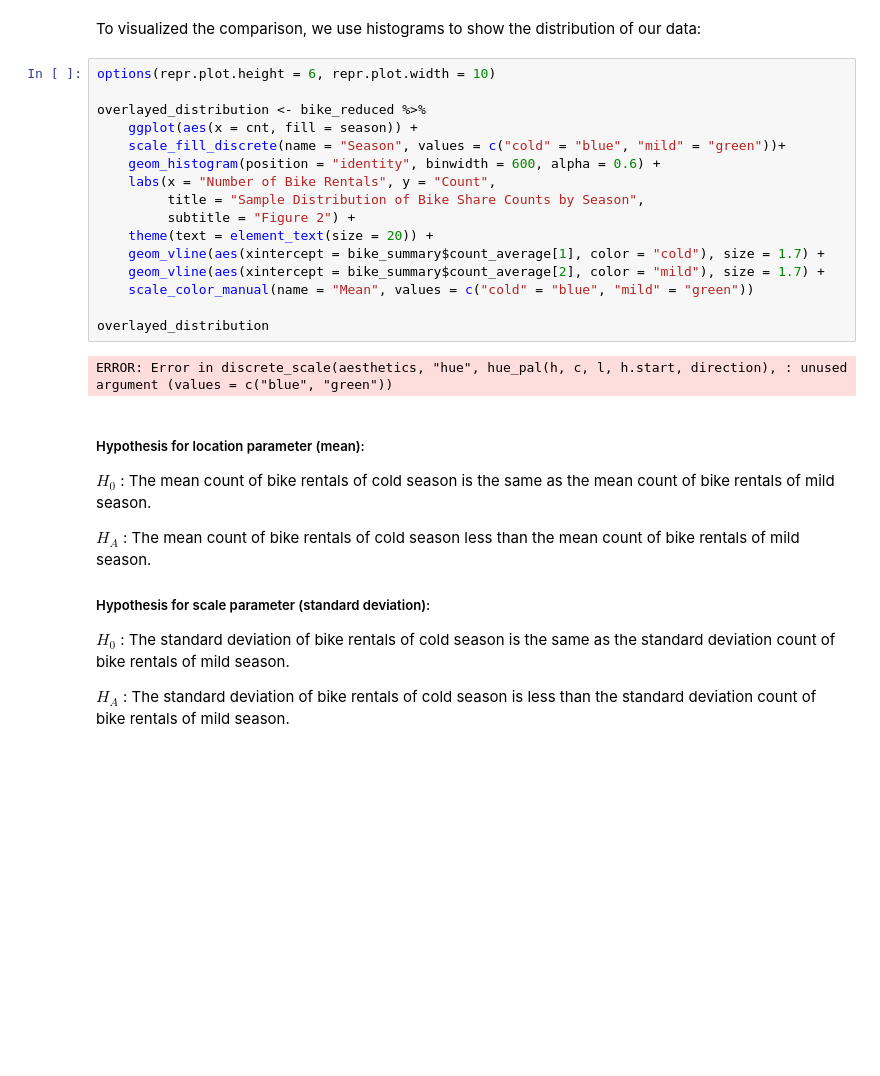
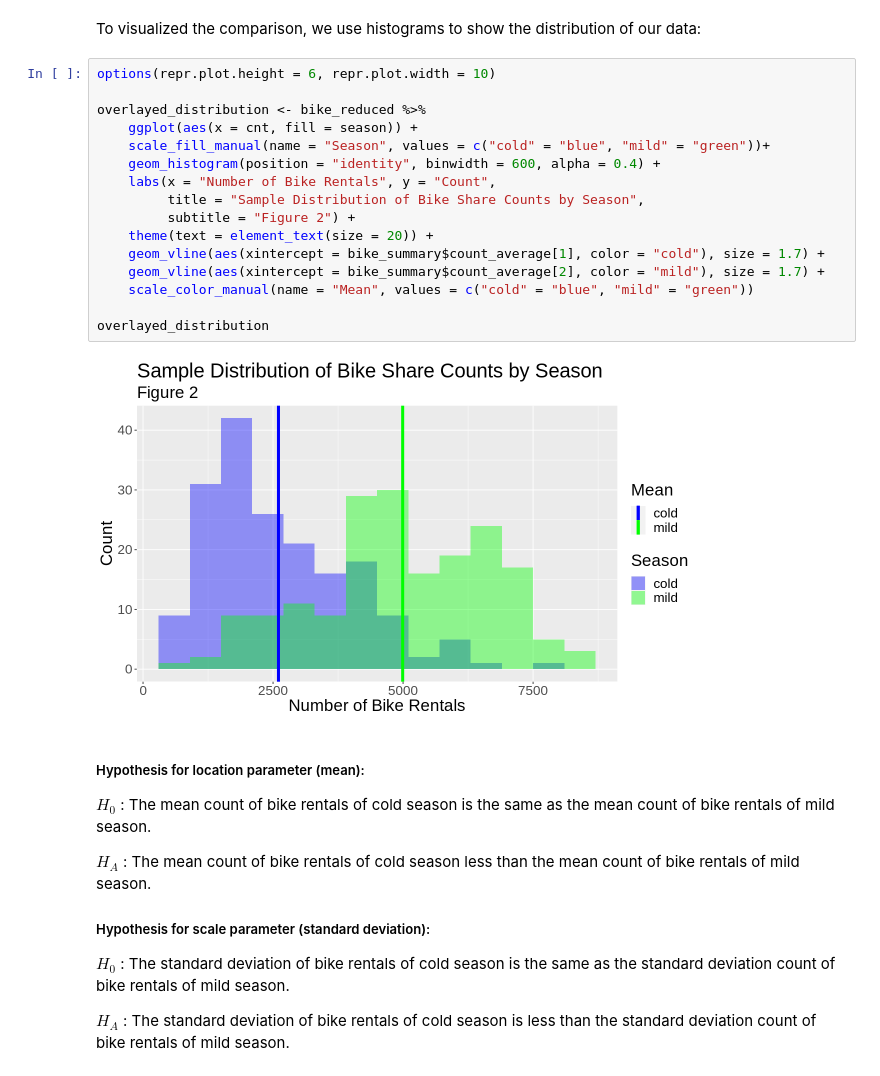
Before and after one commit to Cyy0801/STAT201, a Jupyter notebook: ProjectReport.ipynb, the cells around one changed output. Cells and saved outputs as stored; diff of their text form; blank space fills up the shorter version.

Commit message:
Plot updated

```diff
--- a/ProjectReport.ipynb
+++ b/ProjectReport.ipynb
@@ -162,21 +162,21 @@ To visualized the comparison, we use histograms to show the distribution of our
 # %%
 options(repr.plot.height = 6, repr.plot.width = 10)
 
 overlayed_distribution <- bike_reduced %>%
     ggplot(aes(x = cnt, fill = season)) +
-    scale_fill_discrete(name = "Season", values = c("cold" = "blue", "mild" = "green"))+
-    geom_histogram(position = "identity", binwidth = 600, alpha = 0.6) +
+    scale_fill_manual(name = "Season", values = c("cold" = "blue", "mild" = "green"))+
+    geom_histogram(position = "identity", binwidth = 600, alpha = 0.4) +
     labs(x = "Number of Bike Rentals", y = "Count",
          title = "Sample Distribution of Bike Share Counts by Season",
          subtitle = "Figure 2") +
     theme(text = element_text(size = 20)) +
     geom_vline(aes(xintercept = bike_summary$count_average[1], color = "cold"), size = 1.7) +
     geom_vline(aes(xintercept = bike_summary$count_average[2], color = "mild"), size = 1.7) +
     scale_color_manual(name = "Mean", values = c("cold" = "blue", "mild" = "green"))
 
 overlayed_distribution
 # %% [output]
-ERROR: Error in discrete_scale(aesthetics, "hue", hue_pal(h, c, l, h.start, direction), : unused argument (values = c("blue", "green"))
+[figure, added]
 # %% [markdown]
 ##### Hypothesis for location parameter (mean):
 
```
